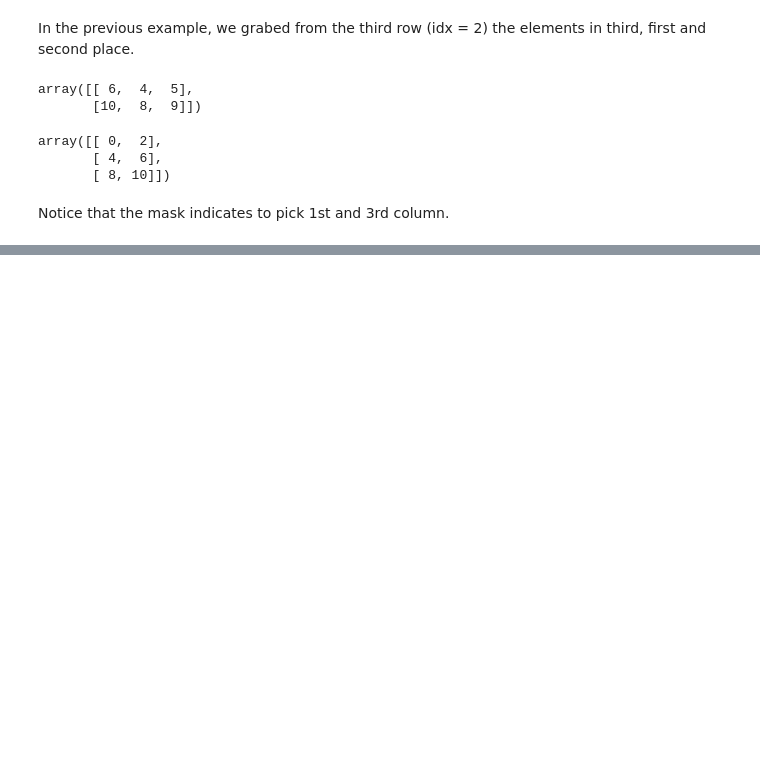
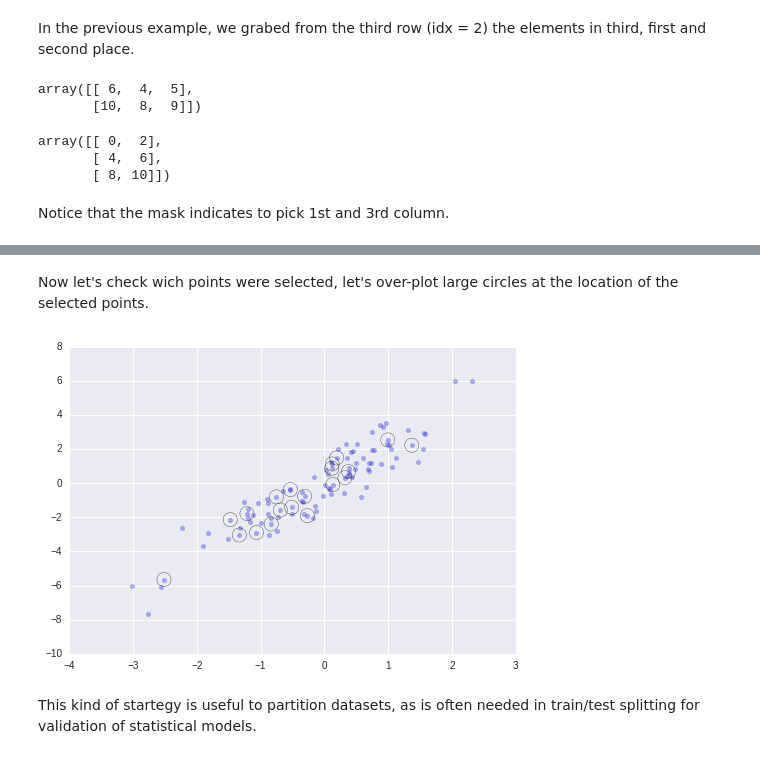
Before and after one commit to ncclementi/PythonDataScienceHandbook, a Jupyter notebook: my_notebooks/Chapter_2.ipynb, the cells around one changed output, grey strips where cells are left out. Drawn from its saved outputs; the diff is of its cells as text; code cells hidden in the pictures; blank space fills up the shorter version.

```diff
--- a/my_notebooks/Chapter_2.ipynb
+++ b/my_notebooks/Chapter_2.ipynb
@@ -867,0 +901,10 @@ Notice that the mask indicates to pick 1st and 3rd column.
+# %% [markdown]
+Now let's check wich points were selected, let's over-plot large circles at the location of the selected points.
+# %%
+pyplot.scatter(X[:, 0], X[:, 1], alpha=0.3)
+pyplot.scatter(selection[:, 0], selection[:, 1],
+               facecolor='none', s=200);
+# %% [output]
+[figure, added]
+# %% [markdown]
+This kind of startegy is useful to partition datasets, as is often needed in train/test splitting for validation of statistical models.
```
Also changed, not shown: parts of 23 cells of this notebook.
